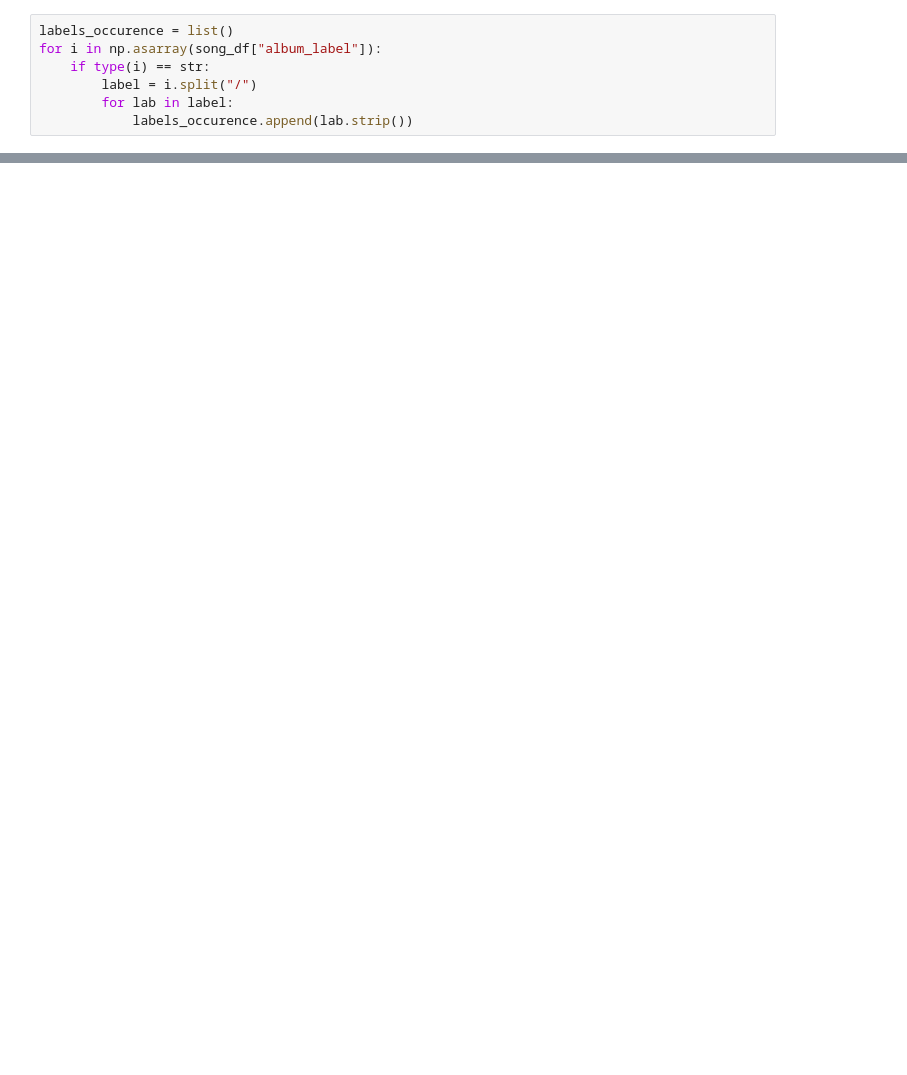
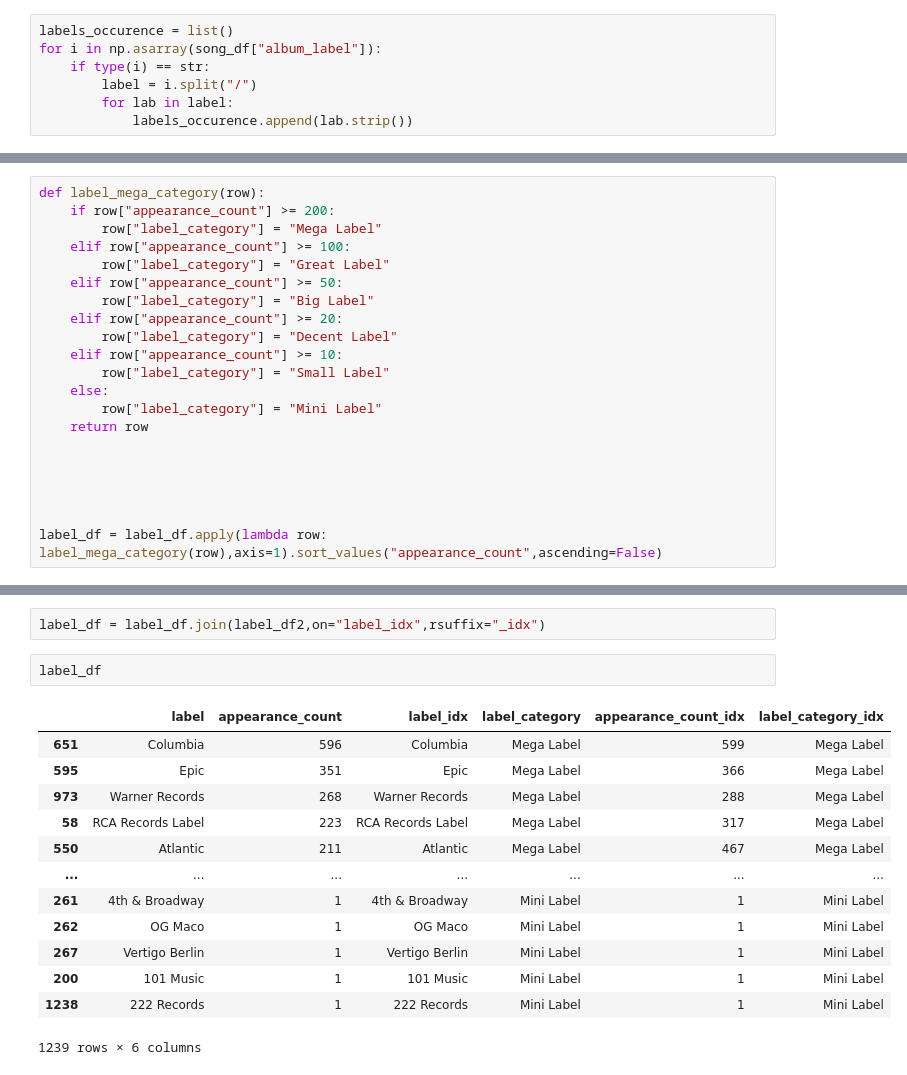
Before and after one commit to Weulass/Billboard-analytics, a Jupyter notebook: Aggregating.ipynb, the cells around one changed output, grey strips where cells are left out. Saved outputs shown, nothing was run; the diff lists cells and outputs as text; blank space fills up the shorter version.

```diff
--- a/Aggregating.ipynb
+++ b/Aggregating.ipynb
@@ -264,0 +112,21 @@ label_df.sort_values("appearance_count",ascending=False)["appearance_count"][0:2
+# %%
+def label_mega_category(row):
+    if row["appearance_count"] >= 200:
+        row["label_category"] = "Mega Label"
+    elif row["appearance_count"] >= 100:
+        row["label_category"] = "Great Label"
+    elif row["appearance_count"] >= 50:
+        row["label_category"] = "Big Label"
+    elif row["appearance_count"] >= 20:
+        row["label_category"] = "Decent Label"
+    elif row["appearance_count"] >= 10:
+        row["label_category"] = "Small Label"
+    else:
+        row["label_category"] = "Mini Label"
+    return row
+
+
+
+
+
+label_df = label_df.apply(lambda row: label_mega_category(row),axis=1).sort_values("appearance_count",ascending=False)
@@ -264,0 +151,18 @@ label_df.sort_values("appearance_count",ascending=False)["appearance_count"][0:2
+# %%
+label_df = label_df.join(label_df2,on="label_idx",rsuffix="_idx")
+# %%
+label_df
+# %% [output]
+|  | label | appearance_count | label_idx | label_category | appearance_count_idx | label_category_idx |
+| 651 | Columbia | 596 | Columbia | Mega Label | 599 | Mega Label |
+| 595 | Epic | 351 | Epic | Mega Label | 366 | Mega Label |
+| 973 | Warner Records | 268 | Warner Records | Mega Label | 288 | Mega Label |
+| 58 | RCA Records Label | 223 | RCA Records Label | Mega Label | 317 | Mega Label |
+| 550 | Atlantic | 211 | Atlantic | Mega Label | 467 | Mega Label |
+| ... | ... | ... | ... | ... | ... | ... |
+| 261 | 4th & Broadway | 1 | 4th & Broadway | Mini Label | 1 | Mini Label |
+| 262 | OG Maco | 1 | OG Maco | Mini Label | 1 | Mini Label |
+| 267 | Vertigo Berlin | 1 | Vertigo Berlin | Mini Label | 1 | Mini Label |
+| 200 | 101 Music | 1 | 101 Music | Mini Label | 1 | Mini Label |
+| 1238 | 222 Records | 1 | 222 Records | Mini Label | 1 | Mini Label |
+1239 rows × 6 columns
```
Also changed, not shown: parts of 32 cells of this notebook, 3 other files.
